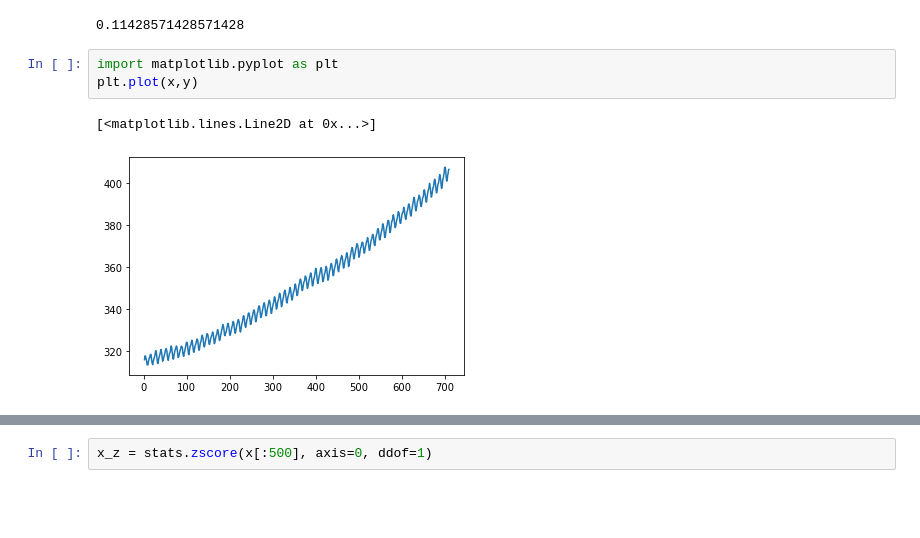
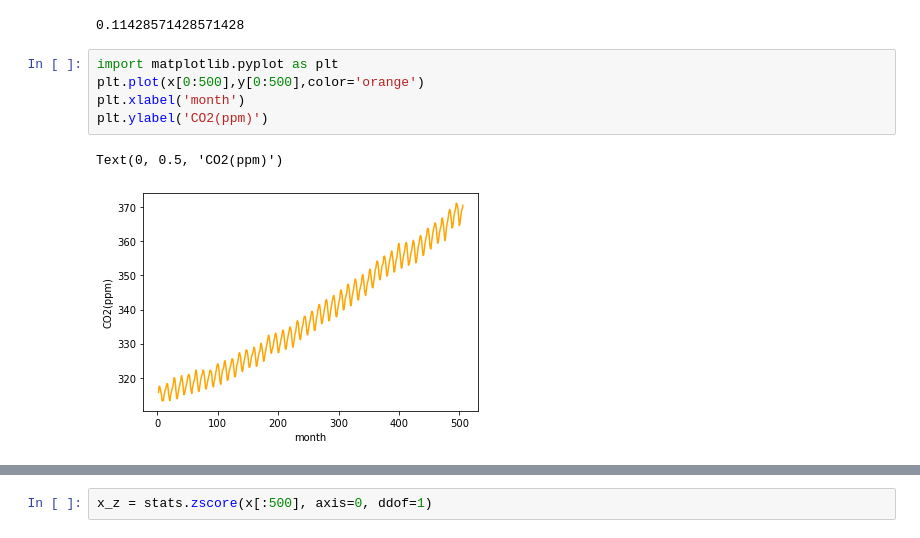
Before and after one commit to MunjungKim/ridge_regression, a Jupyter notebook: Duplicate/Ridge_experiment.ipynb, the cells around one changed output, grey strips where cells are left out. Saved outputs shown, nothing was run; the diff lists cells and outputs as text; blank space fills up the shorter version.

```diff
--- a/Ridge_experiment.ipynb
+++ b/Duplicate/Ridge_experiment.ipynb
@@ -98,9 +98,11 @@ np.mean(y)
 0.11428571428571428
 # %%
 import matplotlib.pyplot as plt
-plt.plot(x,y)
+plt.plot(x[0:500],y[0:500],color='orange')
+plt.xlabel('month')
+plt.ylabel('CO2(ppm)')
 # %% [output]
-[<matplotlib.lines.Line2D at 0x...>]
+Text(0, 0.5, 'CO2(ppm)')
-[figure, old version]
+[figure, new version]
 # %%
 np.matrix(x[:500]).shape
```
Also changed, not shown: parts of 3 cells of this notebook, 6 other files.
